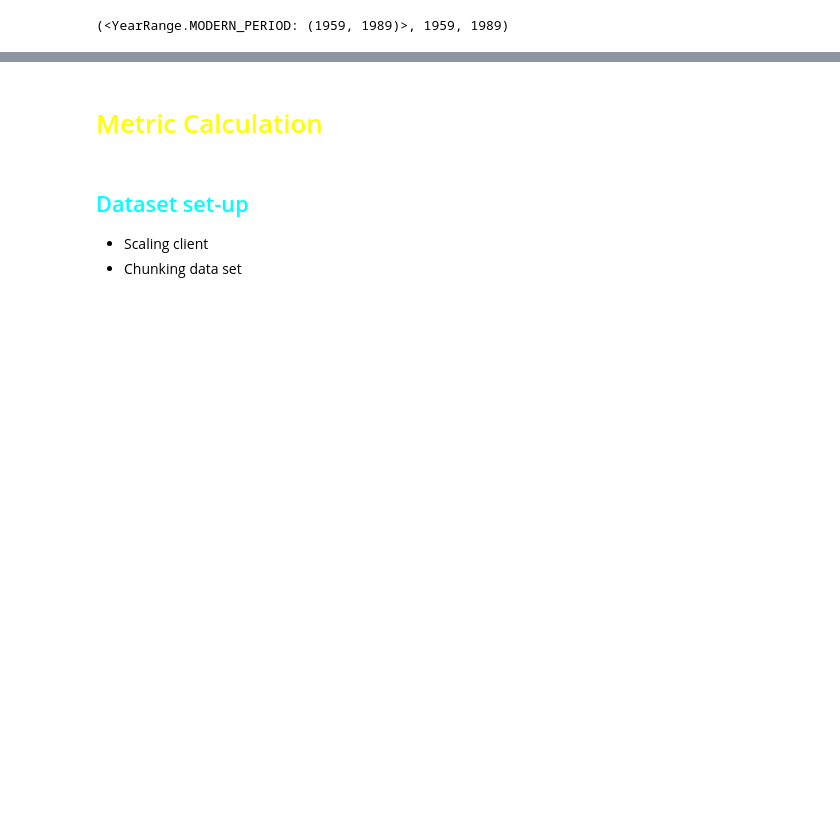
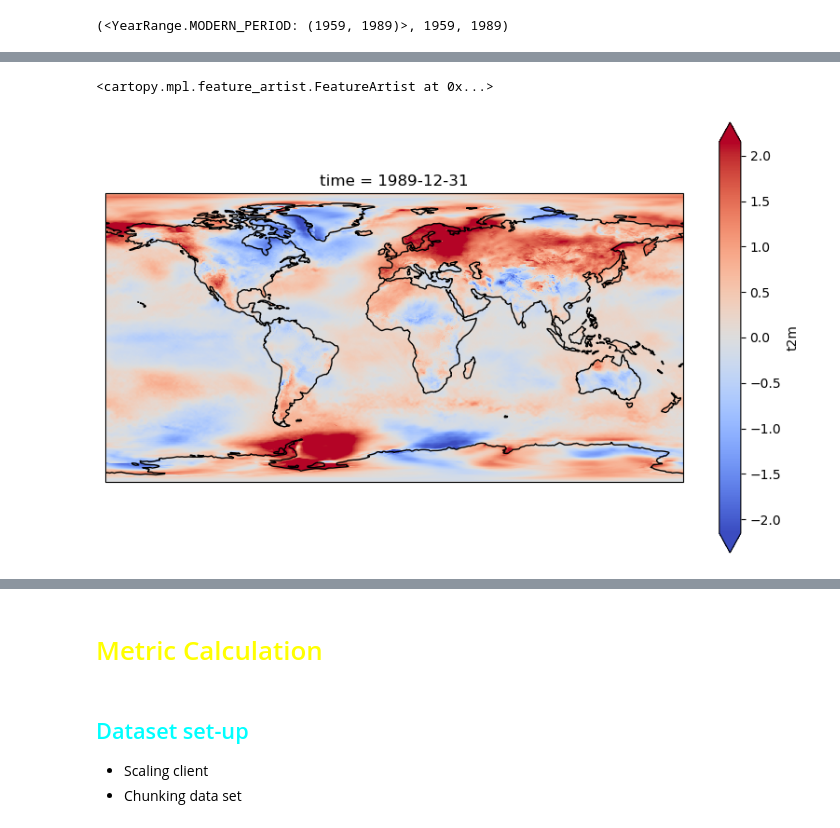
Before and after one commit to alexborowiak/time_of_emergene_drafts, a Jupyter notebook: toplevel_notebooks/03_local_emergence_calculations.ipynb, the cells around one changed output, grey strips where cells are left out. Cells and saved outputs as stored; diff of their text form; code cells hidden in the pictures; blank space fills up the shorter version.

```diff
--- a/toplevel_notebooks/03_local_emergence_calculations.ipynb
+++ b/toplevel_notebooks/03_local_emergence_calculations.ipynb
@@ -529,6 +620,9 @@ base_period_ds = base_period_ds - base_period_ds.mean(dim='time')
 # %%
 fig = plt.figure(figsize=(10, 6))
 ax = fig.add_subplot(111, projection=ccrs.PlateCarree())
-data_ds.isel(time=slice(0, 10)).sum(dim='time').plot(ax=ax,robust=True, cmap='coolwarm')
+data_ds.isel(time=30).plot(ax=ax,robust=True, cmap='coolwarm')
 ax.coastlines()
 # ax.set_title('Year 2000')
+# %% [output]
+<cartopy.mpl.feature_artist.FeatureArtist at 0x...>
+[figure, added]
```
Also changed, not shown: parts of 123 cells of this notebook, 4 other files.
